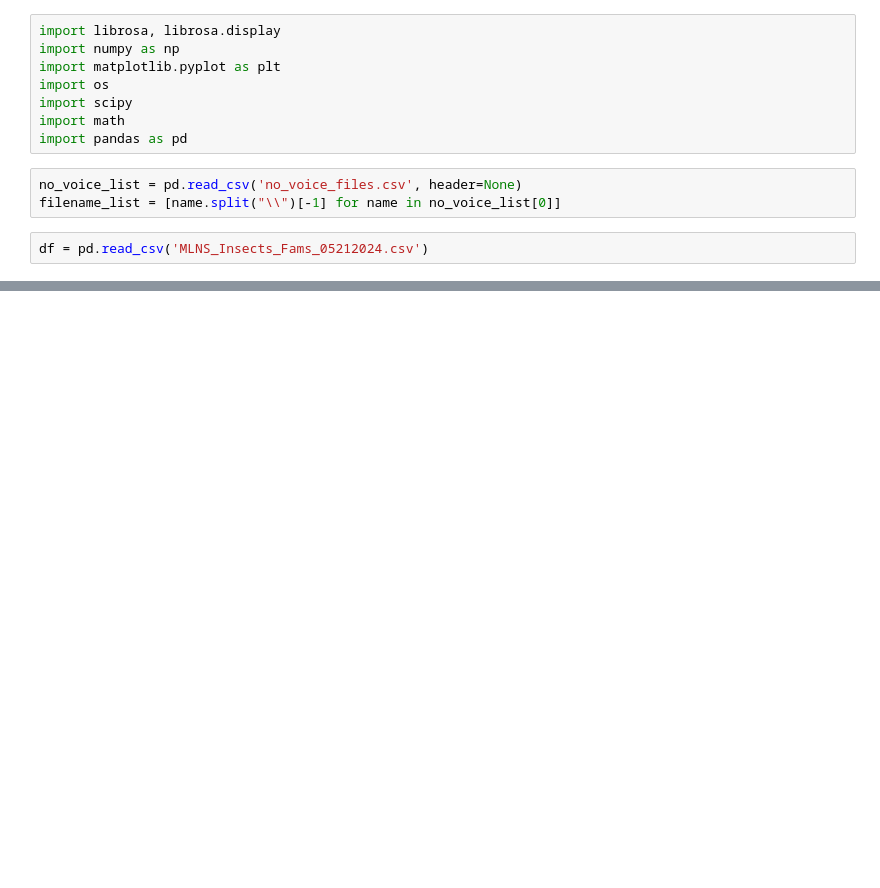
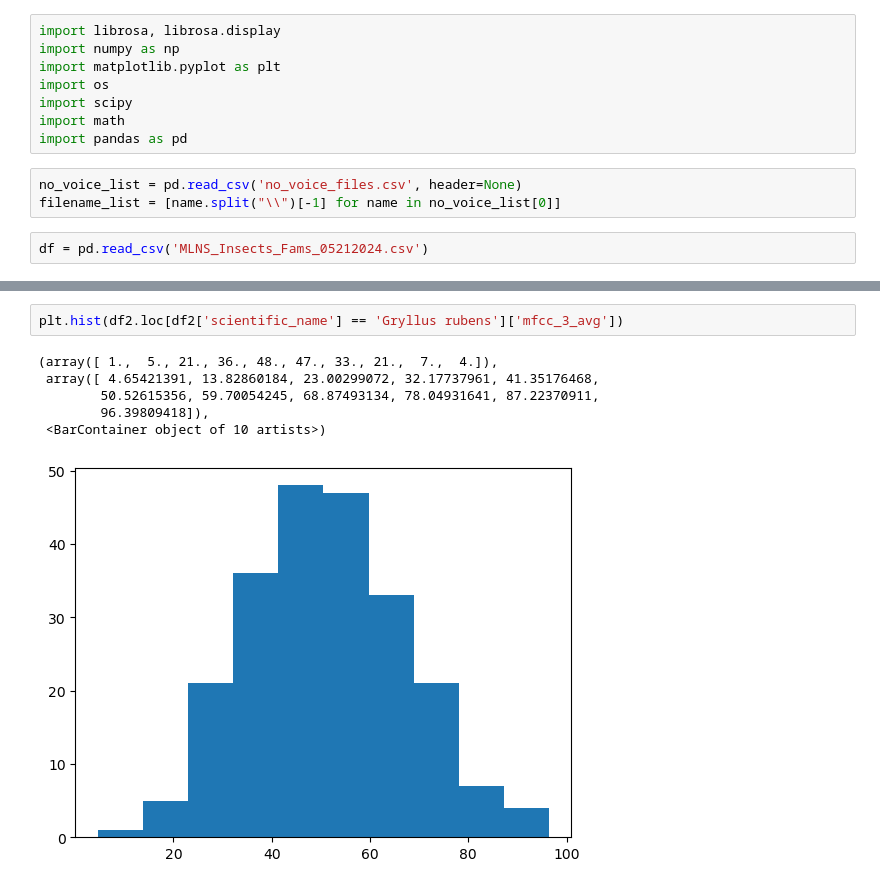
Before and after one commit to andrewcmerwin/ChirpChecker, a Jupyter notebook: MFCC_average_and_variance.ipynb, the cells around one changed output, grey strips where cells are left out. Drawn from its saved outputs; the diff is of its cells as text; blank space fills up the shorter version.

```diff
--- a/MFCC_average_and_variance.ipynb
+++ b/MFCC_average_and_variance.ipynb
@@ -48,0 +81,9 @@ for name in filename_list:
+# %%
+plt.hist(df2.loc[df2['scientific_name'] == 'Gryllus rubens']['mfcc_3_avg'])
+# %% [output]
+(array([ 1.,  5., 21., 36., 48., 47., 33., 21.,  7.,  4.]),
+ array([ 4.65421391, 13.82860184, 23.00299072, 32.17737961, 41.35176468,
+        50.52615356, 59.70054245, 68.87493134, 78.04931641, 87.22370911,
+        96.39809418]),
+ <BarContainer object of 10 artists>)
+[figure, added]
```
Also changed, not shown: parts of 9 cells of this notebook, 1 other file.
